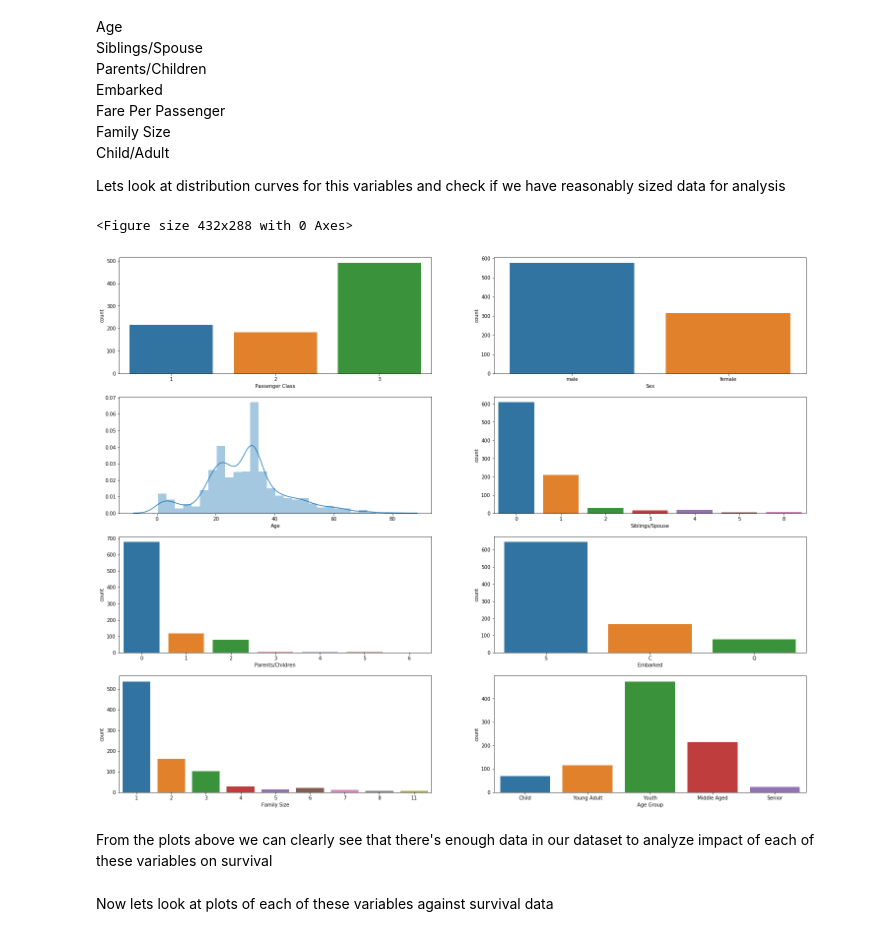
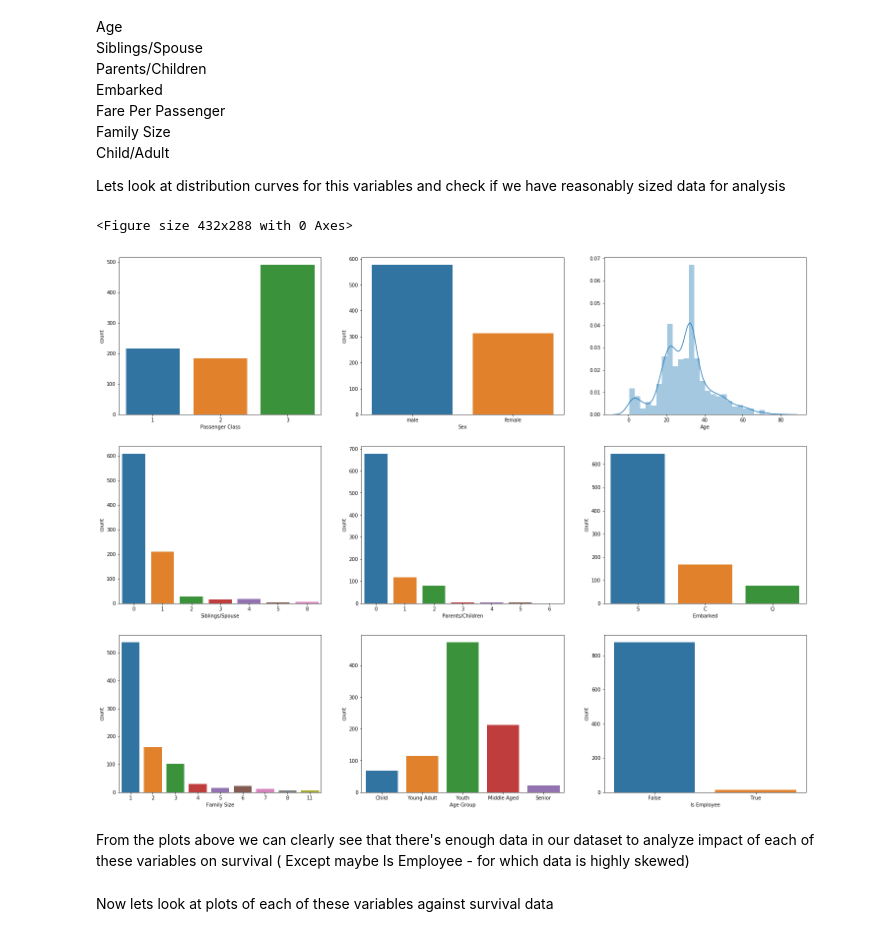
Before and after one commit to kaustubhsaha/myrepo, a Jupyter notebook: Data Analysis/Titanic/Titanic.ipynb, the cells around one changed output. Saved outputs shown, nothing was run; the diff lists cells and outputs as text; code cells hidden in the pictures.

```diff
--- a/Data Analysis/Titanic/Titanic.ipynb
+++ b/Data Analysis/Titanic/Titanic.ipynb
@@ -383,3 +432,5 @@ display(HTML(raw_df.head().to_html()))
+# %%
+raw_df["Is Employee"] = raw_df["Fare"] == 0
 # %% [markdown]
 Now we'll extract Deck information from cabin number
 # %%
@@ -505,0 +557,8 @@ Replacing outliers (Fare per passenger > 100) with median values of 1st class fa
+# %%
+q25, q75 = np.percentile(raw_df['Fare Per Passenger'], 25), np.percentile(raw_df['Fare Per Passenger'], 75)
+print(q25, q75)
+iqr = q75 - q25
+print(iqr)
+cut_off = iqr * 2.5
+upper_limit = cut_off + q75
+print(upper_limit)
@@ -506,5 +569,5 @@ Replacing outliers (Fare per passenger > 100) with median values of 1st class fa
 # %%
-raw_df.loc[raw_df['Fare Per Passenger']>100, 'Fare Per Passenger'] = np.nan
+raw_df.loc[raw_df['Fare Per Passenger']>upper_limit, 'Fare Per Passenger'] = np.nan
 raw_df['Fare Per Passenger'].fillna(fare_1, inplace=True)
 # %% [markdown]
 Now lets look at overall statistics and KDE curve
@@ -751,22 +822,23 @@ Lets look at distribution curves for this variables and check if we have reasona
 # %%
 plt.cla()
 plt.clf()
-fig, axes = plt.subplots(4,2, figsize=(25, 20))
+fig, axes = plt.subplots(3,3, figsize=(25, 20))
 sns.countplot('Passenger Class', data=df, ax=axes[0,0])
 sns.countplot('Sex', data=df, ax=axes[0,1])
-sns.distplot(df['Age'], kde=True, ax=axes[1,0])
-sns.countplot('Siblings/Spouse', data=df, ax=axes[1,1])
-sns.countplot('Parents/Children', data=df, ax=axes[2,0])
-sns.countplot('Embarked', data=df, ax=axes[2,1])
-sns.countplot('Family Size', data=df, ax=axes[3,0])
-sns.countplot('Age Group', data=df, ax=axes[3,1])
+sns.distplot(df['Age'], kde=True, ax=axes[0,2])
+sns.countplot('Siblings/Spouse', data=df, ax=axes[1,0])
+sns.countplot('Parents/Children', data=df, ax=axes[1,1])
+sns.countplot('Embarked', data=df, ax=axes[1,2])
+sns.countplot('Family Size', data=df, ax=axes[2,0])
+sns.countplot('Age Group', data=df, ax=axes[2,1])
+sns.countplot('Is Employee', data=df, ax=axes[2,2])
 
 plt.show()
 # %% [output]
 <Figure size 432x288 with 0 Axes>
-[figure, old version]
+[figure, new version]
 # %% [markdown]
-From the plots above we can clearly see that there's enough data in our dataset to analyze impact of each of these variables on survival
+From the plots above we can clearly see that there's enough data in our dataset to analyze impact of each of these variables on survival ( Except maybe Is Employee - for which data is highly skewed)
 # %% [markdown]
 Now lets look at plots of each of these variables against survival data
 # %%
```
Also changed, not shown: parts of 46 cells of this notebook.
